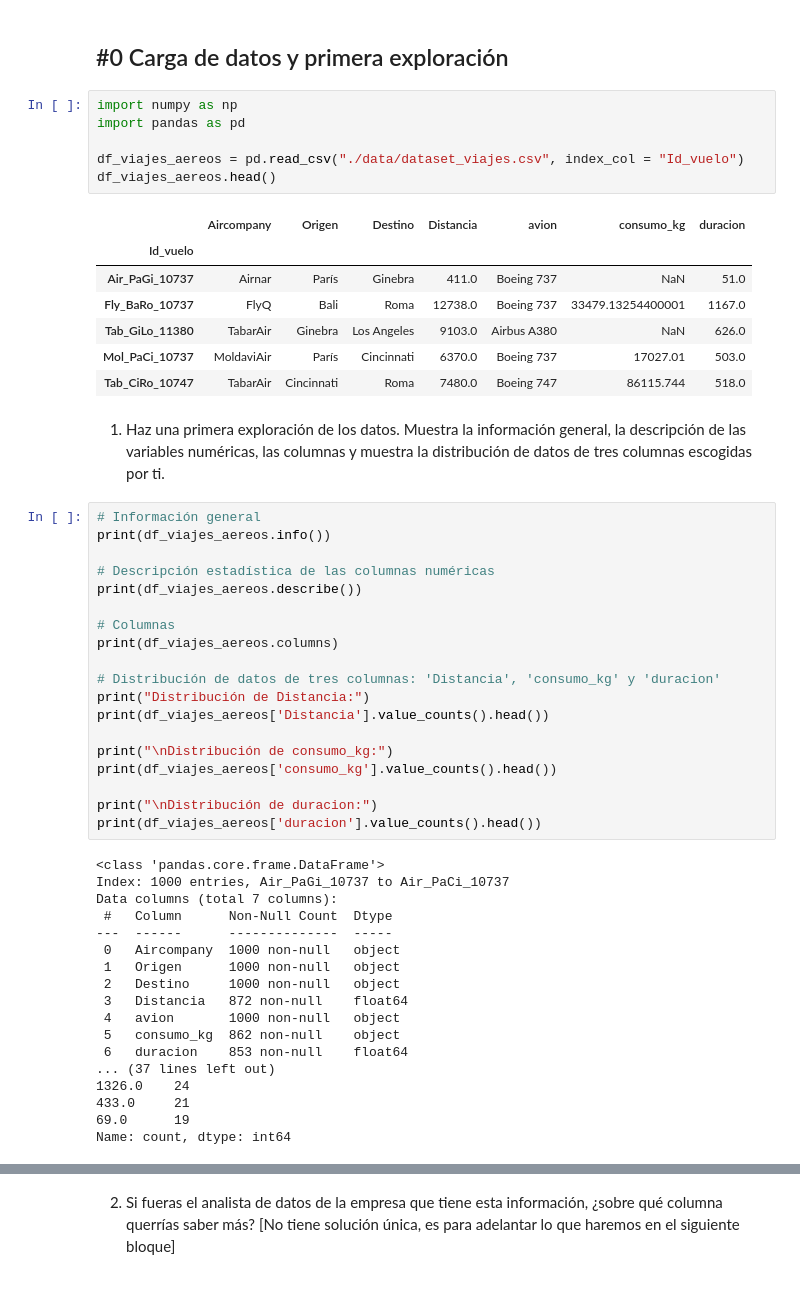
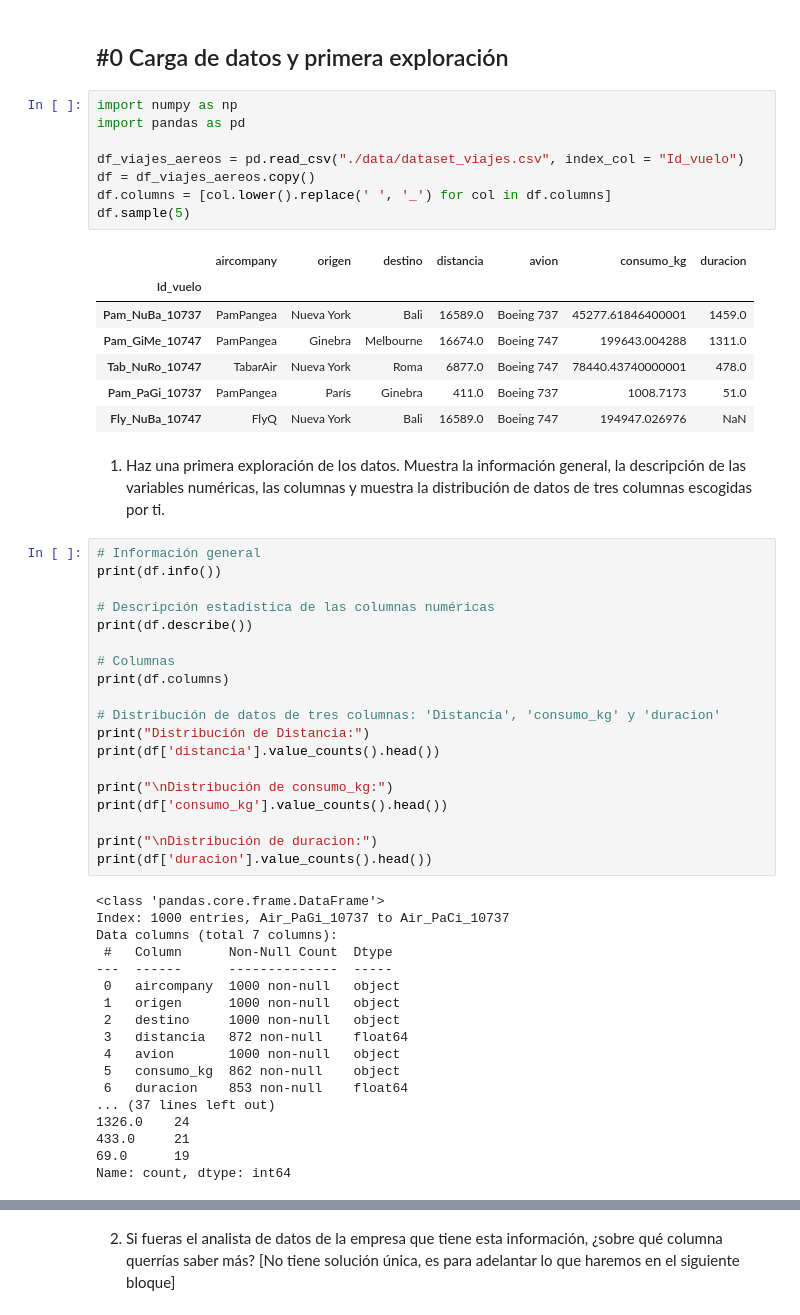
Before and after one commit to apvwbm/ONLINE_DS_THEBRIDGE_FILES, a Jupyter notebook: Sprints/04_Herramientas_avanzadas_Pandas/Unidad_02/Practica_Obligatoria/18_Practica_Obligatoria_Pandas_II.ipynb, the cells around one changed output, grey strips where cells are left out. Drawn from its saved outputs; the diff is of its cells as text.

```diff
--- a/Sprints/04_Herramientas_avanzadas_Pandas/Unidad_02/Practica_Obligatoria/18_Practica_Obligatoria_Pandas_II.ipynb
+++ b/Sprints/04_Herramientas_avanzadas_Pandas/Unidad_02/Practica_Obligatoria/18_Practica_Obligatoria_Pandas_II.ipynb
@@ -14,48 +14,50 @@
 # %%
 import numpy as np
 import pandas as pd
 
 df_viajes_aereos = pd.read_csv("./data/dataset_viajes.csv", index_col = "Id_vuelo")
-df_viajes_aereos.head()
+df = df_viajes_aereos.copy()
+df.columns = [col.lower().replace(' ', '_') for col in df.columns]
+df.sample(5)
 # %% [output]
-|  | Aircompany | Origen | Destino | Distancia | avion | consumo_kg | duracion |
+|  | aircompany | origen | destino | distancia | avion | consumo_kg | duracion |
 | Id_vuelo |  |  |  |  |  |  |  |
-| Air_PaGi_10737 | Airnar | París | Ginebra | 411.0 | Boeing 737 | NaN | 51.0 |
-| Fly_BaRo_10737 | FlyQ | Bali | Roma | 12738.0 | Boeing 737 | 33479.13254400001 | 1167.0 |
-| Tab_GiLo_11380 | TabarAir | Ginebra | Los Angeles | 9103.0 | Airbus A380 | NaN | 626.0 |
-| Mol_PaCi_10737 | MoldaviAir | París | Cincinnati | 6370.0 | Boeing 737 | 17027.01 | 503.0 |
-| Tab_CiRo_10747 | TabarAir | Cincinnati | Roma | 7480.0 | Boeing 747 | 86115.744 | 518.0 |
+| Pam_NuBa_10737 | PamPangea | Nueva York | Bali | 16589.0 | Boeing 737 | 45277.61846400001 | 1459.0 |
+| Pam_GiMe_10747 | PamPangea | Ginebra | Melbourne | 16674.0 | Boeing 747 | 199643.004288 | 1311.0 |
+| Tab_NuRo_10747 | TabarAir | Nueva York | Roma | 6877.0 | Boeing 747 | 78440.43740000001 | 478.0 |
+| Pam_PaGi_10737 | PamPangea | París | Ginebra | 411.0 | Boeing 737 | 1008.7173 | 51.0 |
+| Fly_NuBa_10747 | FlyQ | Nueva York | Bali | 16589.0 | Boeing 747 | 194947.026976 | NaN |
 # %% [markdown]
 1. Haz una primera exploración de los datos. Muestra la información general, la descripción de las variables numéricas, las columnas y muestra la distribución de datos de tres columnas escogidas por ti.
 # %%
 # Información general
-print(df_viajes_aereos.info())
+print(df.info())
 
 # Descripción estadística de las columnas numéricas
-print(df_viajes_aereos.describe())
+print(df.describe())
 
 # Columnas
-print(df_viajes_aereos.columns)
+print(df.columns)
 
 # Distribución de datos de tres columnas: 'Distancia', 'consumo_kg' y 'duracion'
 print("Distribución de Distancia:")
-print(df_viajes_aereos['Distancia'].value_counts().head())
+print(df['distancia'].value_counts().head())
 
 print("\nDistribución de consumo_kg:")
-print(df_viajes_aereos['consumo_kg'].value_counts().head())
+print(df['consumo_kg'].value_counts().head())
 
 print("\nDistribución de duracion:")
-print(df_viajes_aereos['duracion'].value_counts().head())
+print(df['duracion'].value_counts().head())
 # %% [output]
 <class 'pandas.core.frame.DataFrame'>
 Index: 1000 entries, Air_PaGi_10737 to Air_PaCi_10737
 Data columns (total 7 columns):
  #   Column      Non-Null Count  Dtype
 ---  ------      --------------  -----
- 0   Aircompany  1000 non-null   object
- 1   Origen      1000 non-null   object
- 2   Destino     1000 non-null   object
- 3   Distancia   872 non-null    float64
+ 0   aircompany  1000 non-null   object
+ 1   origen      1000 non-null   object
+ 2   destino     1000 non-null   object
+ 3   distancia   872 non-null    float64
  4   avion       1000 non-null   object
  5   consumo_kg  862 non-null    object
  6   duracion    853 non-null    float64
```
Also changed, not shown: parts of 20 cells of this notebook, 14 other files.
